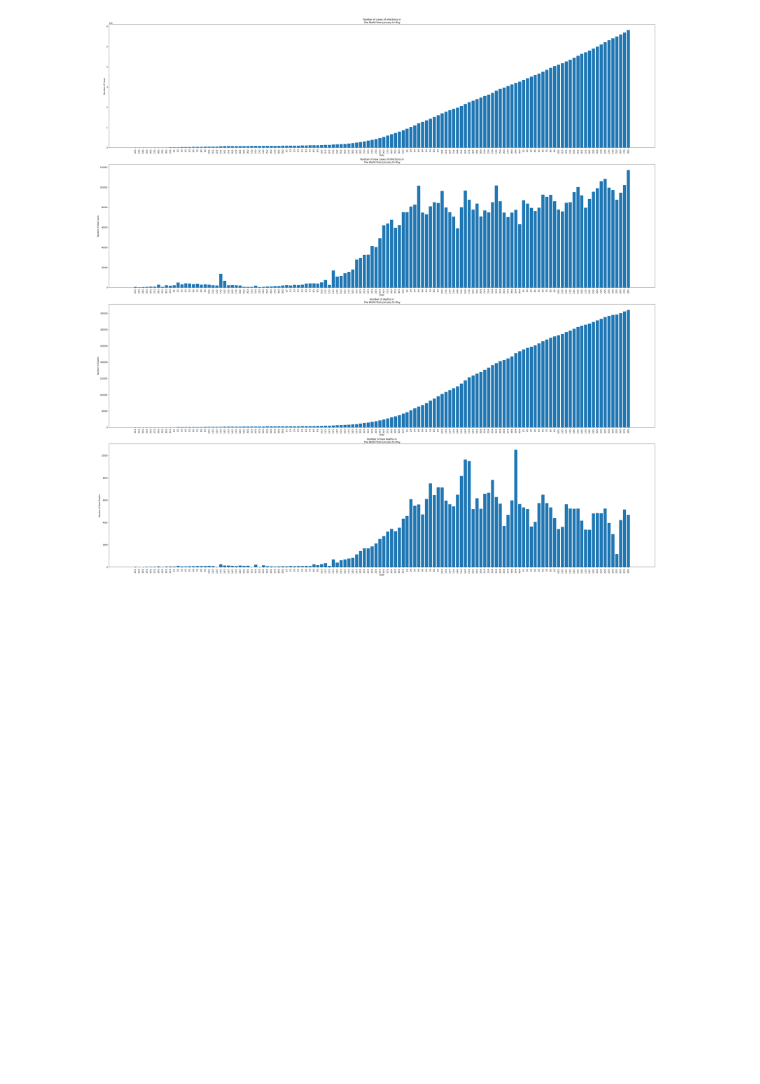
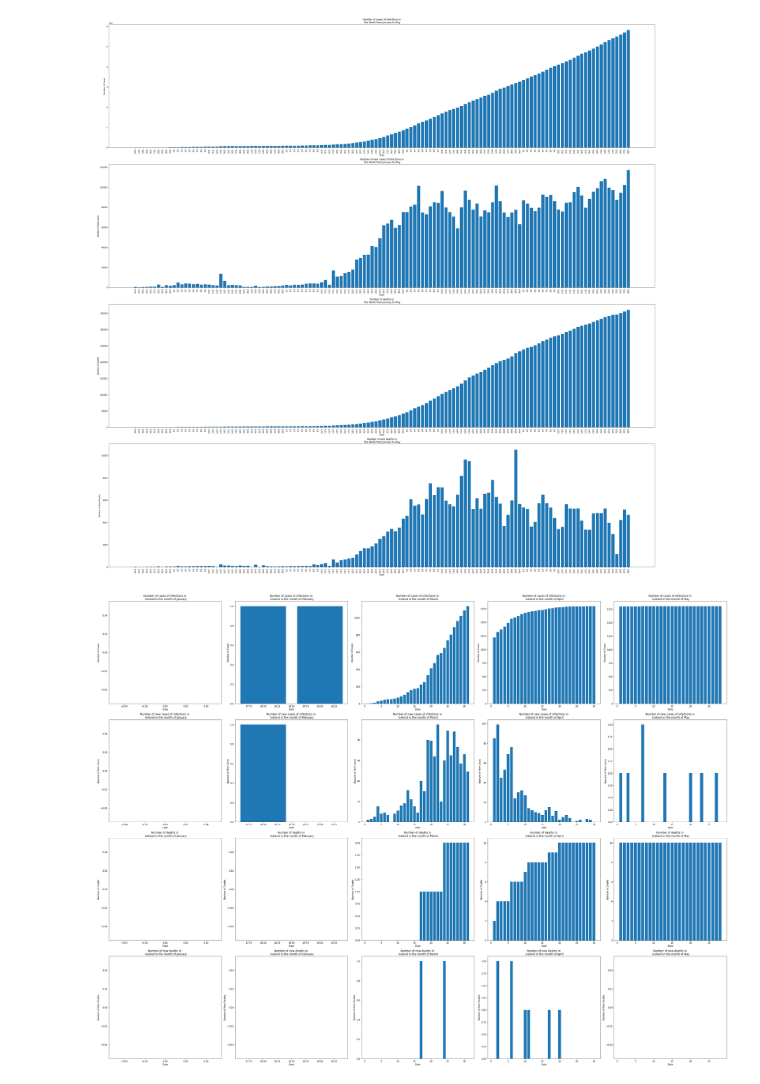
Before and after one commit to tusharsonthalia/IIT-B-Internship, a Jupyter notebook: Covid Notebooks/Global Data Analysis.ipynb, the cells around one changed output. Cells and saved outputs as stored; diff of their text form; code cells hidden in the pictures; blank space fills up the shorter version.

```diff
--- a/Covid Notebooks/Global Data Analysis.ipynb
+++ b/Covid Notebooks/Global Data Analysis.ipynb
@@ -405,3 +447,9 @@ plot_monthwise('the World', sub_group = False)
 plot_total('the World', sub_group = False)
 # %% [output]
 [figure]
+# %%
+country = 'Iceland'
+
+plot_monthwise(country)
+# %% [output]
+[figure, added]
```
Also changed, not shown: parts of 3 cells of this notebook.
